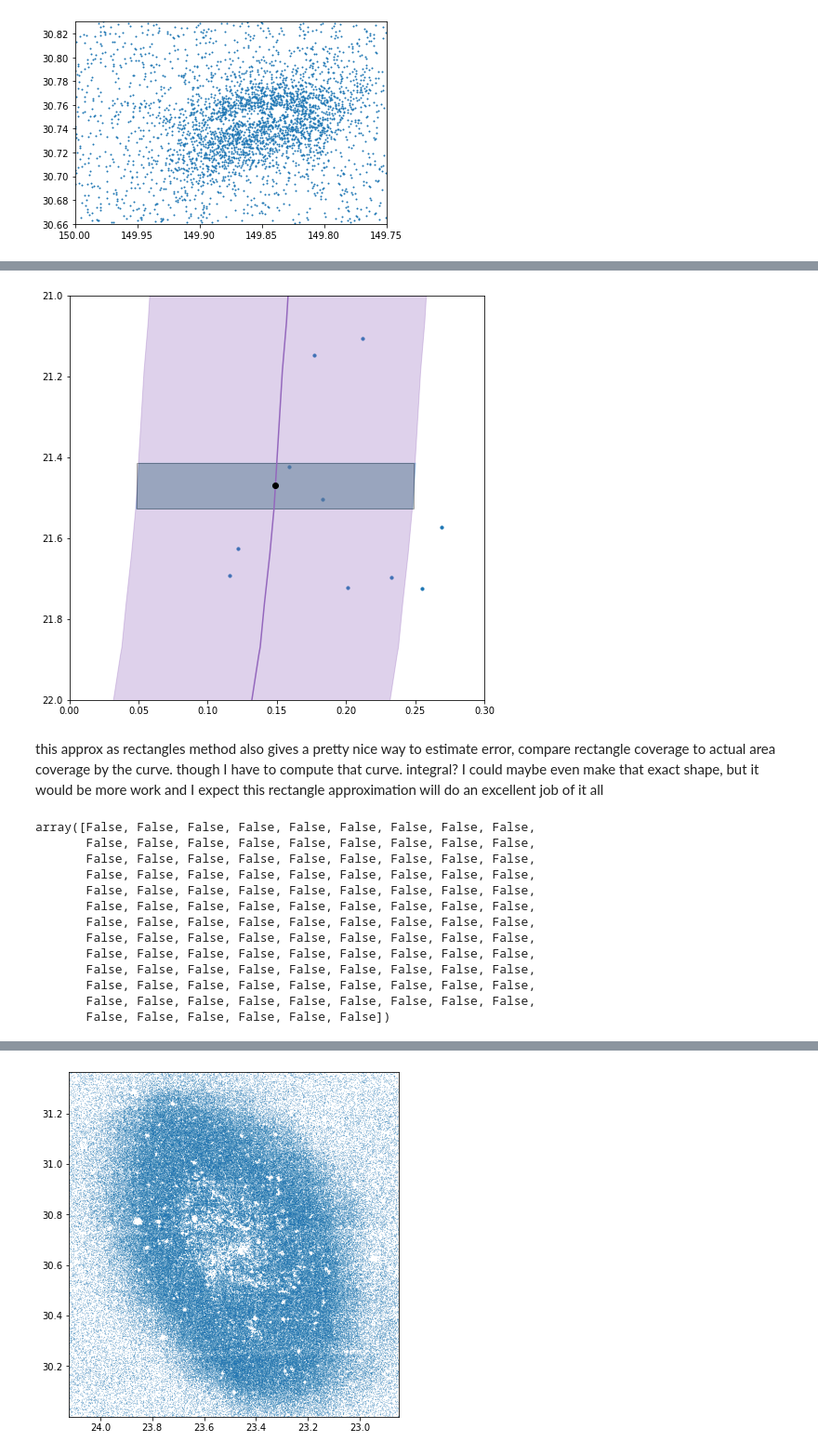
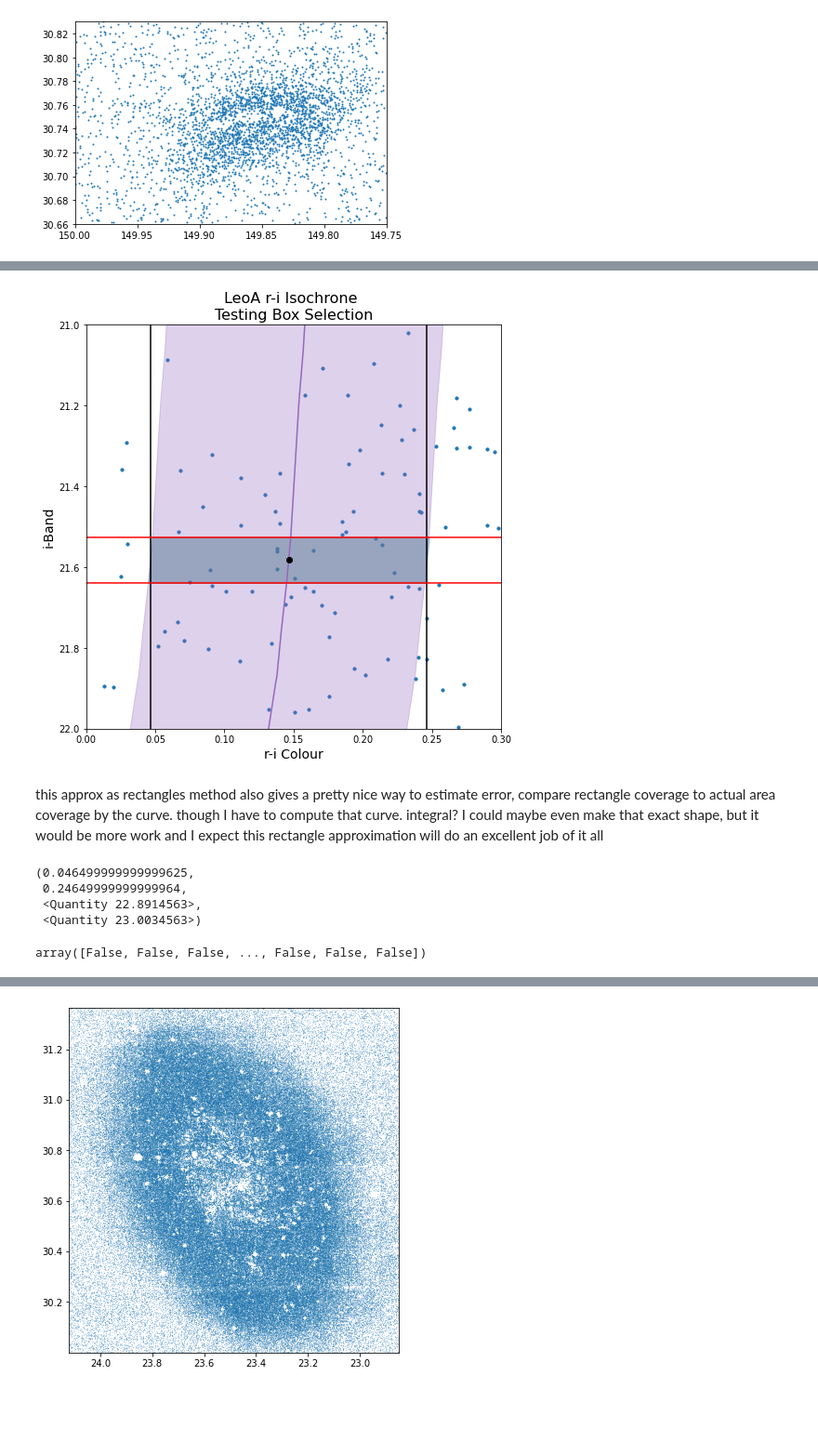
Before and after one commit to simon-et-smith/local-sats, a Jupyter notebook: unions_firsttests.ipynb, the cells around one changed output, grey strips where cells are left out. Shown at 93% size. Saved outputs shown, nothing was run; the diff lists cells and outputs as text; code cells hidden in the pictures; blank space fills up the shorter version.

```diff
--- a/unions_firsttests.ipynb
+++ b/unions_firsttests.ipynb
@@ -11,7 +11,7 @@ from scipy.optimize import curve_fit
 from scipy.signal import find_peaks
 import filtermatch as fm
 # %%
-stars = fits.open('unions_ugriz_stars.fits')
+stars = fits.open('/Users/simonsmith/Documents/Grad School/Alan Research/unions_data/unions_ugriz_stars.fits')
 stars_arr = stars[0].data
 stars_data = stars[1].data
 stars_header = stars[1].header
@@ -52,7 +52,7 @@ zband = stars_data['PS_z_stk_kron']
 zerr = stars_data['PS_z_stk_kron_err']
 stargal = stars_data['CFIS_R_StarGal']
 # %%
-def cut(idxs):
+def cut(idxs, subset=np.array([])):
     """
     For any array of boolean values which indicate desirable indicies,
     select those data points from all sets and return as a full array of sets
@@ -61,8 +61,15 @@ def cut(idxs):
     indicies = idxs*np.arange(1, len(idxs)+1)
     ids = indicies[indicies!=0]-1
 
-    return np.array([cfis_id[ids], ra[ids], dec[ids], uband[ids], uerr[ids], gband[ids], gerr[ids],
+    if len(subset)==0:
+        return np.array([cfis_id[ids], ra[ids], dec[ids], uband[ids], uerr[ids], gband[ids], gerr[ids],
                      rband[ids], rerr[ids], iband[ids], ierr[ids], zband[ids], zerr[ids], stargal[ids]])
+    else:
+        return np.array([subset[0][ids], subset[1][ids], subset[2][ids], subset[3][ids], subset[4][ids],
+                        subset[5][ids], subset[6][ids], subset[7][ids], subset[8][ids], subset[9][ids],
+                        subset[10][ids], subset[11][ids], subset[12][ids], subset[13][ids]])
+
+
 
 def spec_cut(idxs, props):
     """
@@ -160,5 +169,5 @@ import matplotlib.patches as patches
 # %%
-all_header, all_data = iso.open_create('1-13_02-0.dat')
+all_header, all_data = iso.open_create('/Users/simonsmith/Documents/Grad School/Alan Research/Girardi_Isochrones/1-13_02-0.dat')
 # %%
 gmag = all_data[3][:-5, 29]
 rmag = all_data[3][:-5, 30]
@@ -176,56 +289,65 @@ gmag = np.array(test_iso[:, 29])
 rmag = np.array(test_iso[:, 31])
 imag = np.array(test_iso[:, 30])
 zmag = np.array(test_iso[:, 32])
 test_iso[0, 1], np.round(10**test_iso[0, 2]/10**9)
 
-cut, diff = fm.find_jump(rmag, imag)
-color = (rmag-imag)[:cut]
-mag = imag[:cut]
+jump, diff = fm.find_jump(rmag, imag)
+color = (rmag-imag)[:jump]
+mag = imag[:jump]
 
 
 dist = 80
-sc = ax.scatter(x = LeoA[5]-LeoA[7], y = LeoA[7], s=10)
+sec = 58
+width = 0.1+0.1
+height = np.abs(mag[sec]-mag[sec+1])
+
+
+leo_r = LeoA[7]
+leo_i = LeoA[9]
+
+leo_col = leo_r-leo_i
+leo_mag = leo_i
+
+sc = ax.scatter(x = leo_col, y = leo_mag, s=10)
 ax.plot(color, mag+iso.dist_mod(dist), color='tab:purple')
 ax.fill_betweenx(mag+iso.dist_mod(dist), color-0.1, color+0.1, color='tab:purple', alpha=0.3)
 
-sec = 59
+
 
 ax.fill_betweenx(mag[sec:sec+2]+iso.dist_mod(dist), color[sec:sec+2]-0.1, color[sec:sec+2]+0.1, color='tab:blue', alpha=0.3)
 x_coord = (color[sec]+color[sec+1])/2 - width/2
 y_coord = (mag[sec]+mag[sec+1])/2+iso.dist_mod(dist) - height/2
-width = 0.1+0.1
-height = np.abs(mag[sec]-mag[sec+1])
 plt.plot(x_coord+width/2, y_coord+height/2, 'ko')
 rect = patches.Rectangle((x_coord, y_coord), width, height, linewidth=1, edgecolor='black', facecolor='grey', alpha=0.3)
 ax.add_patch(rect)
+
+ax.axvline(x_coord, color='black')
+ax.axvline(x_coord+width, color='black')
+ax.axhline(y_coord, color='red')
+ax.axhline(y_coord+height, color='red')
 
 #plt.colorbar(sc)
 ax.set_xlim([-2.5, 2.5])
 ax.set_xlim([0, 0.3])
 
 ax.set_ylim([15, 27])
 ax.set_ylim([21, 22])
 #ax.set_facecolor((0.7, 0.7, 0.7))
 plt.gca().invert_yaxis()
 
+ax.set_title('LeoA r-i Isochrone \nTesting Box Selection', fontsize=16)
+ax.set_ylabel('i-Band', fontsize=14)
+ax.set_xlabel('r-i Colour', fontsize=14)
+
 plt.show()
 # %% [output]
-[figure, old version]
+[figure, new version]
 # %% [markdown]
 this approx as rectangles method also gives a pretty nice way to estimate error, compare rectangle coverage to actual area coverage by the curve. though I have to compute that curve. integral? I could maybe even make that exact shape, but it would be more work and I expect this rectangle approximation will do an excellent job of it all
 # %%
-iso_cut(x_coord, x_coord+width, color, y_coord+height, y_coord, mag)
+x_coord, x_coord+width, y_coord, y_coord+height
 # %% [output]
-array([False, False, False, False, False, False, False, False, False,
-       False, False, False, False, False, False, False, False, False,
-       False, False, False, False, False, False, False, False, False,
-       False, False, False, False, False, False, False, False, False,
-       False, False, False, False, False, False, False, False, False,
-       False, False, False, False, False, False, False, False, False,
-       False, False, False, False, False, False, False, False, False,
-       False, False, False, False, False, False, False, False, False,
-       False, False, False, False, False, False, False, False, False,
-       False, False, False, False, False, False, False, False, False,
-       False, False, False, False, False, False, False, False, False,
-       False, False, False, False, False, False, False, False, False,
-       False, False, False, False, False, False])
+(0.046499999999999625,
+ 0.24649999999999964,
+ <Quantity 22.8914563>,
+ <Quantity 23.0034563>)
@@ -231,0 +361,4 @@ array([False, False, False, False, False, False, False, False, False,
+# %%
+try1+try2
+# %% [output]
+array([False, False, False, ..., False, False, False])
```
Also changed, not shown: parts of 32 cells of this notebook, 1 other file.
